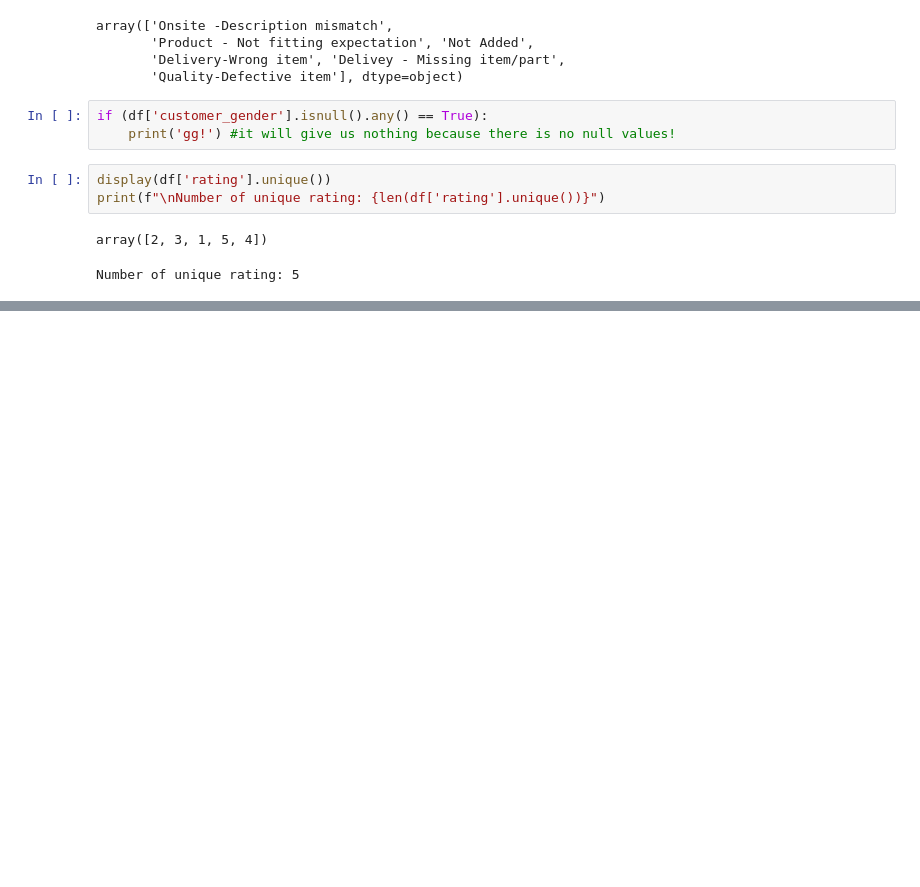
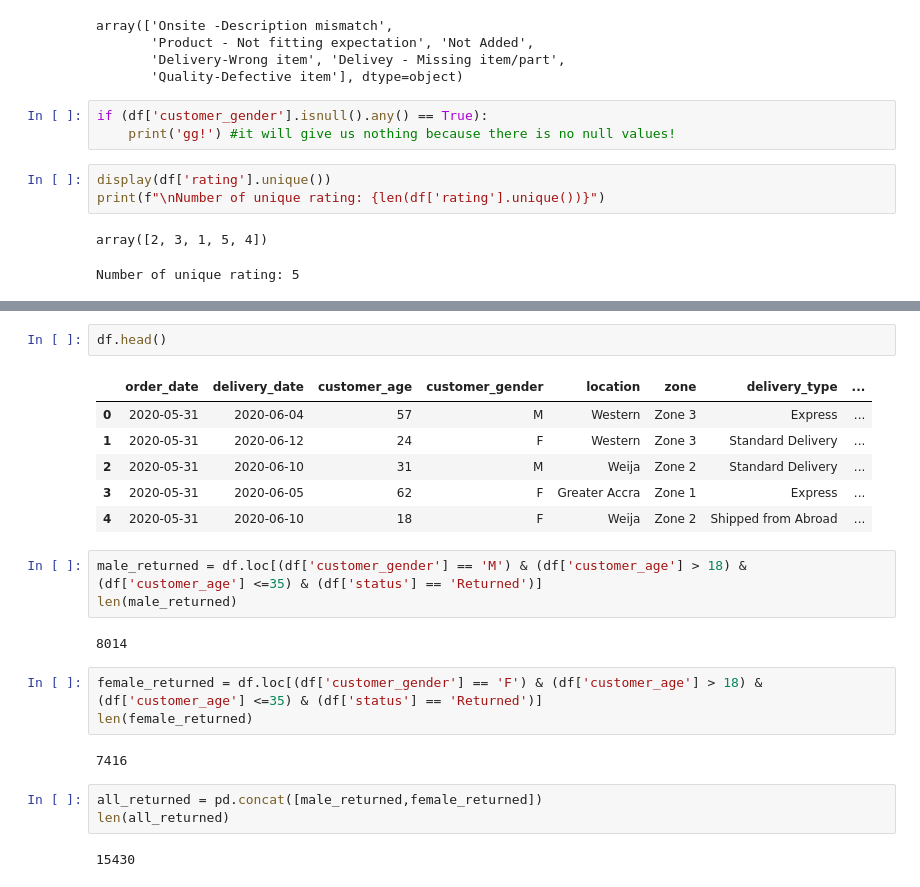
Before and after one commit to iimrx/festman_challenge, a Jupyter notebook: etl.ipynb, the cells around one changed output, grey strips where cells are left out. Saved outputs shown, nothing was run; the diff lists cells and outputs as text; blank space fills up the shorter version.

```diff
--- a/etl.ipynb
+++ b/etl.ipynb
@@ -154,0 +164,24 @@ Number of unique rating: 5
+# %%
+df.head()
+# %% [output]
+|  | order_date | delivery_date | customer_age | customer_gender | location | zone | delivery_type | ... |
+| 0 | 2020-05-31 | 2020-06-04 | 57 | M | Western | Zone 3 | Express | ... |
+| 1 | 2020-05-31 | 2020-06-12 | 24 | F | Western | Zone 3 | Standard Delivery | ... |
+| 2 | 2020-05-31 | 2020-06-10 | 31 | M | Weija | Zone 2 | Standard Delivery | ... |
+| 3 | 2020-05-31 | 2020-06-05 | 62 | F | Greater Accra | Zone 1 | Express | ... |
+| 4 | 2020-05-31 | 2020-06-10 | 18 | F | Weija | Zone 2 | Shipped from Abroad | ... |
+# %%
+male_returned = df.loc[(df['customer_gender'] == 'M') & (df['customer_age'] > 18) & (df['customer_age'] <=35) & (df['status'] == 'Returned')]
+len(male_returned)
+# %% [output]
+8014
+# %%
+female_returned = df.loc[(df['customer_gender'] == 'F') & (df['customer_age'] > 18) & (df['customer_age'] <=35) & (df['status'] == 'Returned')]
+len(female_returned)
+# %% [output]
+7416
+# %%
+all_returned = pd.concat([male_returned,female_returned])
+len(all_returned)
+# %% [output]
+15430
```
Also changed, not shown: parts of 6 cells of this notebook.
